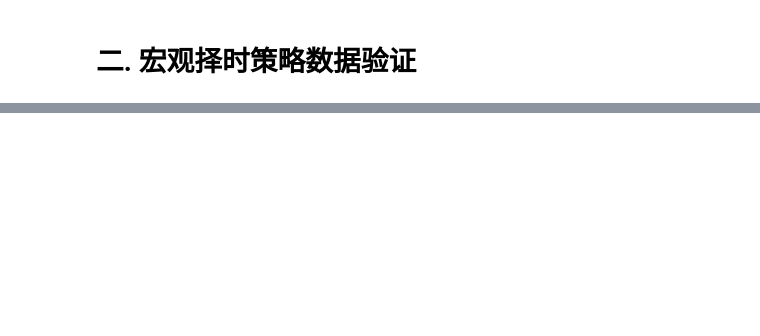
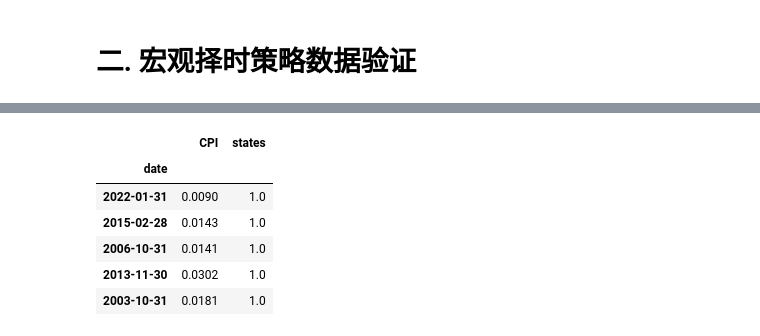
Before and after one commit to ibestrace/folio, a Jupyter notebook: Macro_Strategy_TAA.ipynb, the cells around one changed output, grey strips where cells are left out. Drawn from its saved outputs; the diff is of its cells as text; code cells hidden in the pictures; blank space fills up the shorter version.

```diff
--- a/Macro_Strategy_TAA.ipynb
+++ b/Macro_Strategy_TAA.ipynb
@@ -42,0 +202,9 @@
+# %%
+import pandas as pd
+data_CPI = pd.read_excel('data/MSTAA_data/CPI.xlsx',
+                         sheet_name='data_CPI',
+                         index_col='date',
+                         parse_dates=True)
+data_CPI.CPI = data_CPI / 100
+
+data_CPI.sample(5)
@@ -42,0 +219,16 @@
+# %%
+for date in data_CPI.index:
+    if data_CPI.loc[date, 'CPI'] >= 0:
+        data_CPI.loc[date, 'states'] = 1
+    else:
+        data_CPI.loc[date, 'states'] = 0
+
+data_CPI.sample(5)
+# %% [output]
+|  | CPI | states |
+| date |  |  |
+| 2022-01-31 | 0.0090 | 1.0 |
+| 2015-02-28 | 0.0143 | 1.0 |
+| 2006-10-31 | 0.0141 | 1.0 |
+| 2013-11-30 | 0.0302 | 1.0 |
+| 2003-10-31 | 0.0181 | 1.0 |
```
Also changed, not shown: parts of 28 cells of this notebook, 9 other files.
